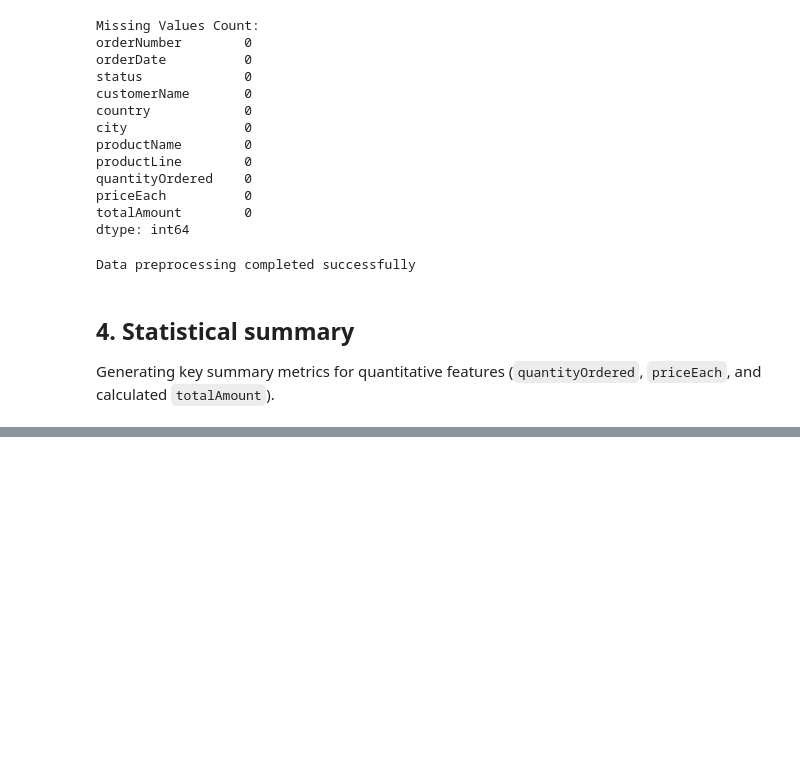
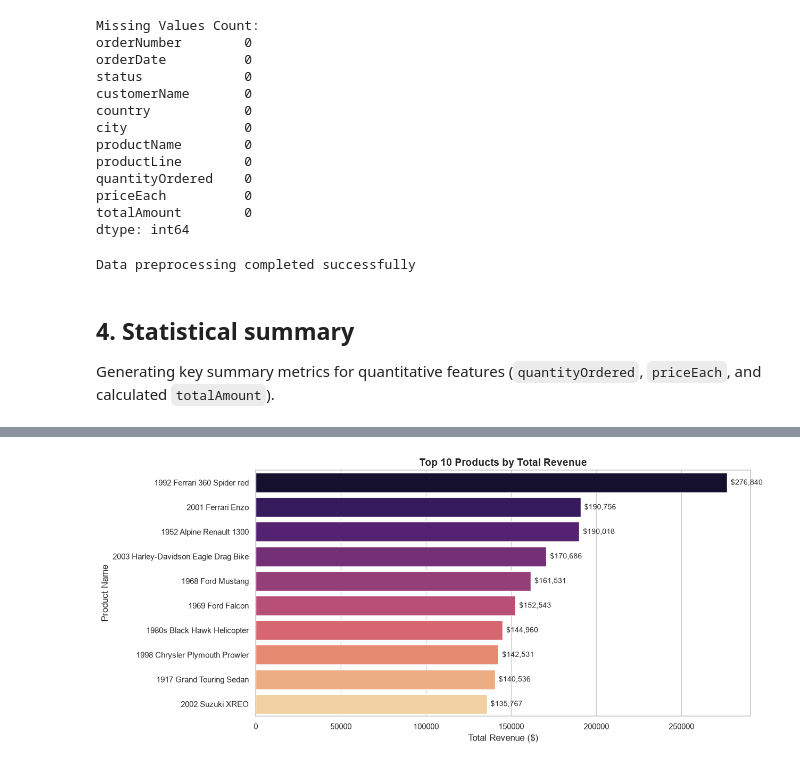
Before and after one commit to shekhshahedjiban-crypto/data_analysis_project, a Jupyter notebook: classicmodel.ipynb, the cells around one changed output, grey strips where cells are left out. Cells and saved outputs as stored; diff of their text form; code cells hidden in the pictures; blank space fills up the shorter version.

Commit message:
add business visualizations

```diff
--- a/classicmodel.ipynb
+++ b/classicmodel.ipynb
@@ -169,0 +189,18 @@ Generating key summary metrics for quantitative features (`quantityOrdered`, `pr
+# %%
+top_products = df.groupby('productName')['totalAmount'].sum().sort_values(ascending=False).head(10).reset_index()
+
+plt.figure(figsize=(12, 6))
+ax = sns.barplot(x='totalAmount', y='productName', data=top_products, palette='magma')
+plt.title('Top 10 Products by Total Revenue', fontsize=14, fontweight='bold')
+plt.xlabel('Total Revenue ($)', fontsize=12)
+plt.ylabel('Product Name', fontsize=12)
+
+# Annotating exact revenue values on top of bars
+for p in ax.patches:
+    width = p.get_width()
+    ax.annotate(f'${width:,.0f}', (width, p.get_y() + p.get_height() / 2.),
+                ha='left', va='center', xytext=(5, 0), textcoords='offset points', fontsize=10)
+
+plt.show()
+# %% [output]
+[figure, added]
```
Also changed, not shown: parts of 8 cells of this notebook.
